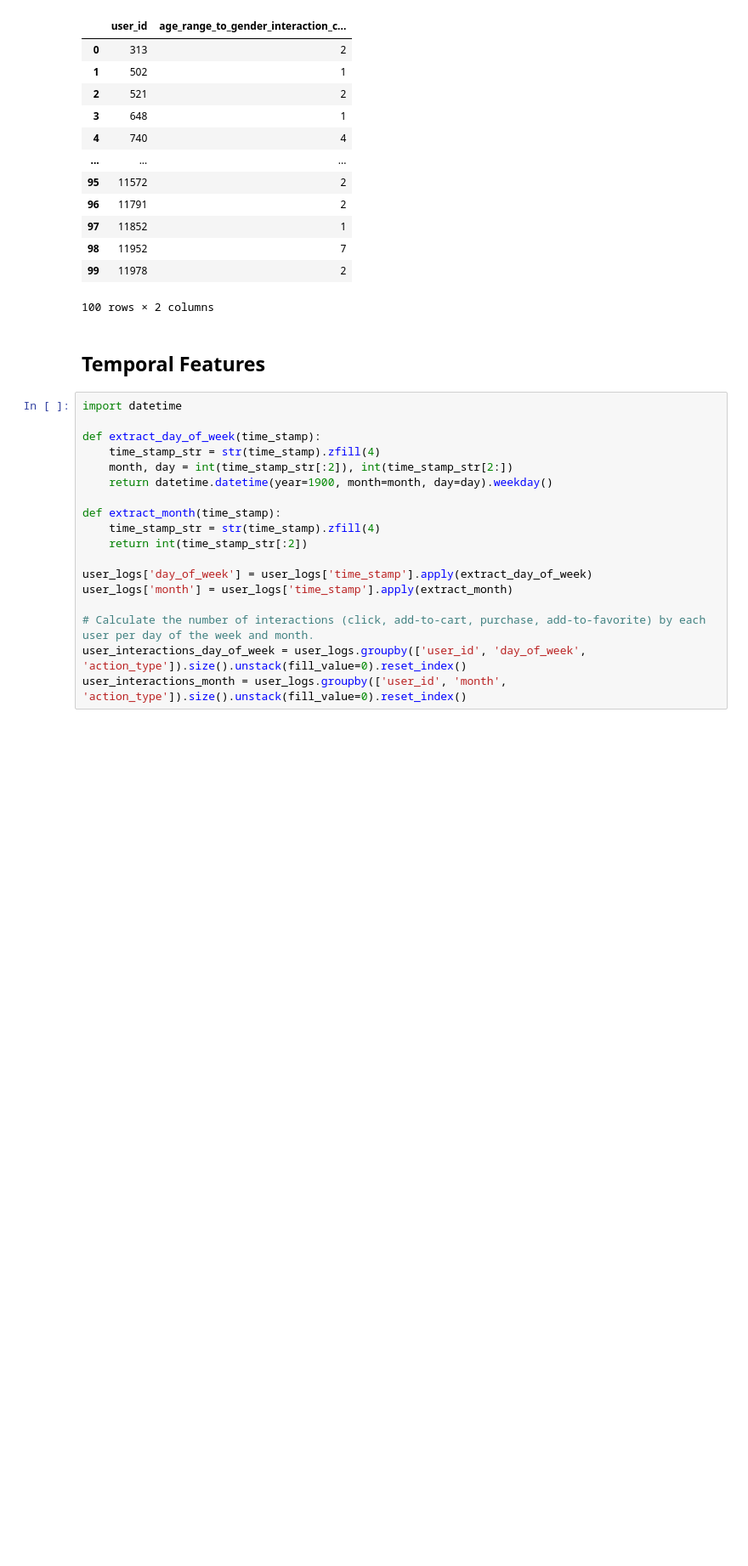
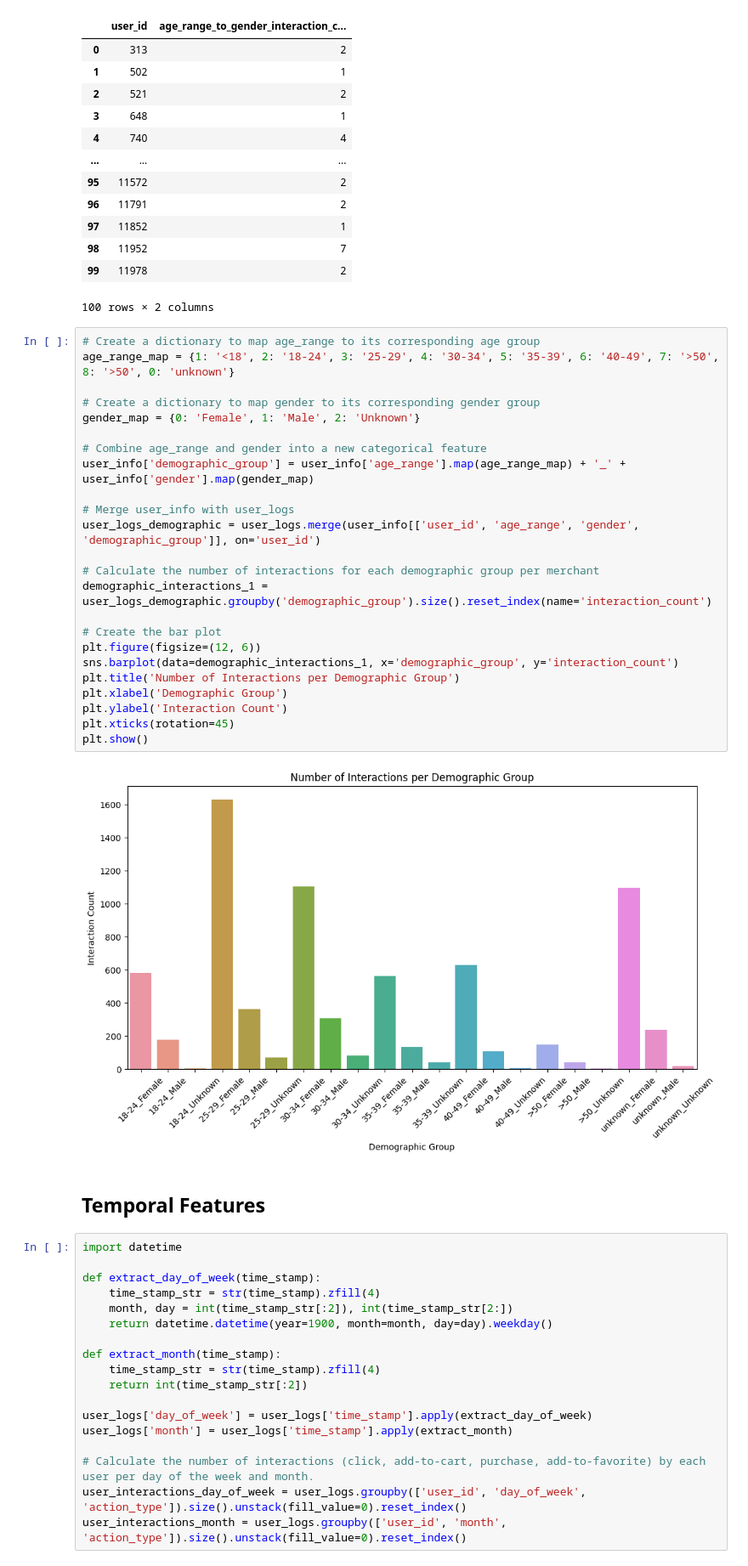
Before and after one commit to CaptainComputer1/CECS550Project, a Jupyter notebook: Features.ipynb, the cells around one changed output. Shown at 85% size. Saved outputs shown, nothing was run; the diff lists cells and outputs as text; blank space fills up the shorter version.

```diff
--- a/Features.ipynb
+++ b/Features.ipynb
@@ -191,6 +224,32 @@ demographic_interactions.head(100)
 | 98 | 11952 | 7 |
 | 99 | 11978 | 2 |
 100 rows × 2 columns
+# %%
+# Create a dictionary to map age_range to its corresponding age group
+age_range_map = {1: '<18', 2: '18-24', 3: '25-29', 4: '30-34', 5: '35-39', 6: '40-49', 7: '>50', 8: '>50', 0: 'unknown'}
+
+# Create a dictionary to map gender to its corresponding gender group
+gender_map = {0: 'Female', 1: 'Male', 2: 'Unknown'}
+
+# Combine age_range and gender into a new categorical feature
+user_info['demographic_group'] = user_info['age_range'].map(age_range_map) + '_' + user_info['gender'].map(gender_map)
+
+# Merge user_info with user_logs
+user_logs_demographic = user_logs.merge(user_info[['user_id', 'age_range', 'gender', 'demographic_group']], on='user_id')
+
+# Calculate the number of interactions for each demographic group per merchant
+demographic_interactions_1 = user_logs_demographic.groupby('demographic_group').size().reset_index(name='interaction_count')
+
+# Create the bar plot
+plt.figure(figsize=(12, 6))
+sns.barplot(data=demographic_interactions_1, x='demographic_group', y='interaction_count')
+plt.title('Number of Interactions per Demographic Group')
+plt.xlabel('Demographic Group')
+plt.ylabel('Interaction Count')
+plt.xticks(rotation=45)
+plt.show()
+# %% [output]
+[figure, added]
 # %% [markdown]
 ## Temporal Features
 # %%
```
Also changed, not shown: parts of 22 cells of this notebook, 1 other file.
